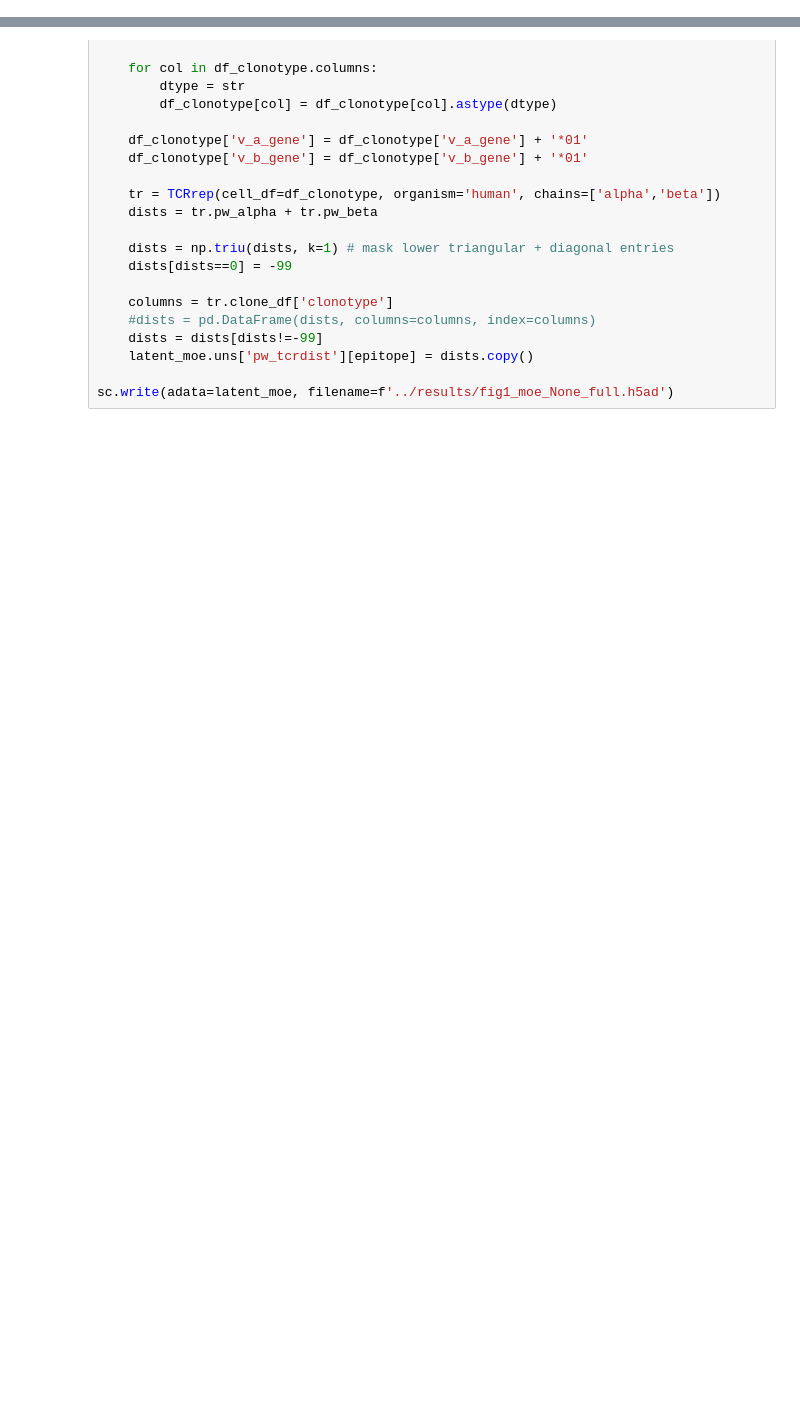
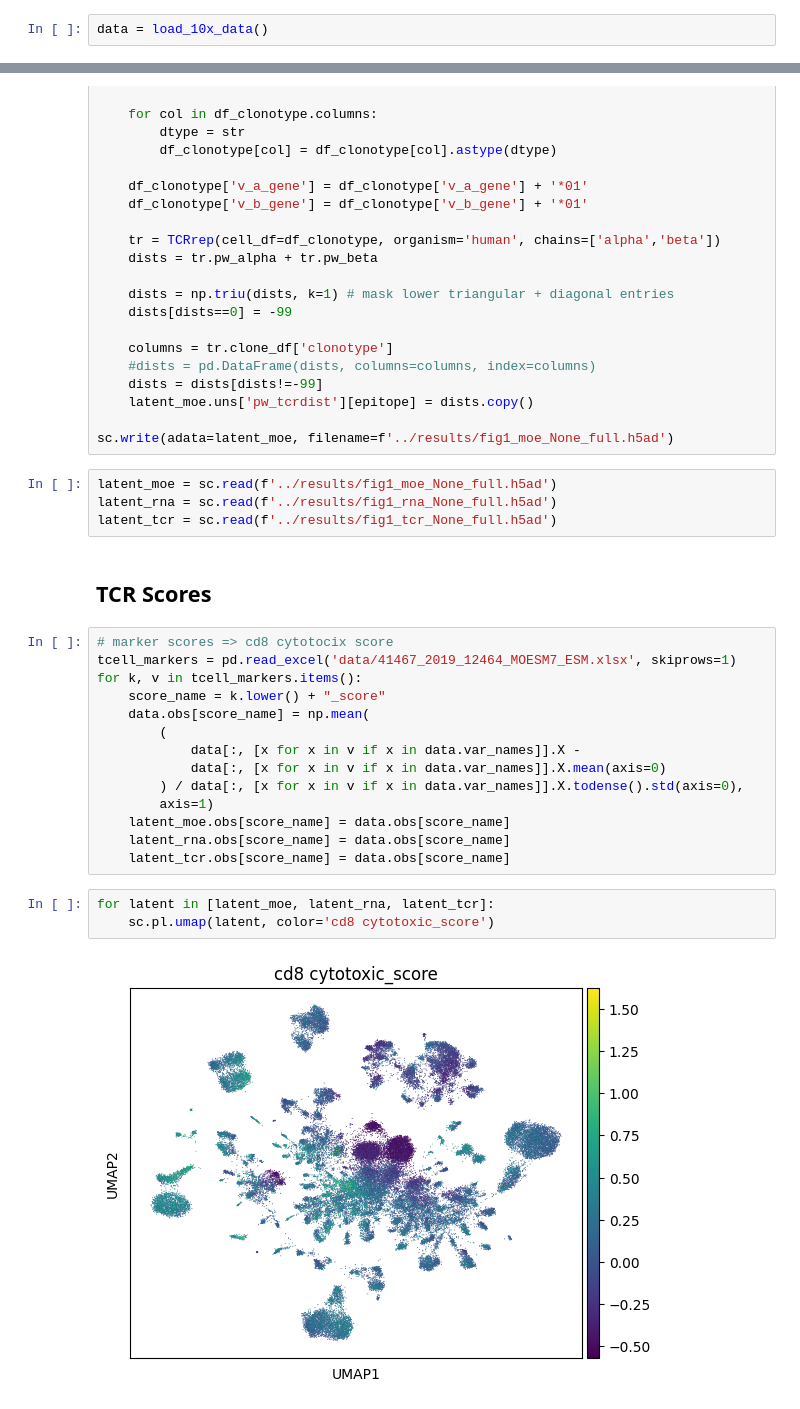
Before and after one commit to SchubertLab/mvTCR_reproducibility, a Jupyter notebook: evaluation/Evaluation_Fig_0_all_donors.ipynb, the cells around one changed output, grey strips where cells are left out. Saved outputs shown, nothing was run; the diff lists cells and outputs as text; blank space fills up the shorter version.

```diff
--- a/evaluation/Evaluation_Fig_0_all_donors.ipynb
+++ b/evaluation/Evaluation_Fig_0_all_donors.ipynb
@@ -107,3 +112,5 @@ def load_10x_data(donor='None'):
     enc.fit(adata.obs['donor'].to_numpy().reshape(-1, 1))
     adata.obsm['donor'] = enc.transform(adata.obs['donor'].to_numpy().reshape(-1, 1))
     return adata
+# %%
+data = load_10x_data()
@@ -235,3 +266,28 @@ for epitope in tqdm(data.obs['binding_name'].unique()):
     latent_moe.uns['pw_tcrdist'][epitope] = dists.copy()
 
 sc.write(adata=latent_moe, filename=f'../results/fig1_moe_None_full.h5ad')
+# %%
+latent_moe = sc.read(f'../results/fig1_moe_None_full.h5ad')
+latent_rna = sc.read(f'../results/fig1_rna_None_full.h5ad')
+latent_tcr = sc.read(f'../results/fig1_tcr_None_full.h5ad')
+# %% [markdown]
+## TCR Scores
+# %%
+# marker scores => cd8 cytotocix score
+tcell_markers = pd.read_excel('data/41467_2019_12464_MOESM7_ESM.xlsx', skiprows=1)
+for k, v in tcell_markers.items():
+    score_name = k.lower() + "_score"
+    data.obs[score_name] = np.mean(
+        (
+            data[:, [x for x in v if x in data.var_names]].X -
+            data[:, [x for x in v if x in data.var_names]].X.mean(axis=0)
+        ) / data[:, [x for x in v if x in data.var_names]].X.todense().std(axis=0),
+        axis=1)
+    latent_moe.obs[score_name] = data.obs[score_name]
+    latent_rna.obs[score_name] = data.obs[score_name]
+    latent_tcr.obs[score_name] = data.obs[score_name]
+# %%
+for latent in [latent_moe, latent_rna, latent_tcr]:
+    sc.pl.umap(latent, color='cd8 cytotoxic_score')
+# %% [output]
+[figure, added]
```
Also changed, not shown: parts of 33 cells of this notebook, 5 other files.
